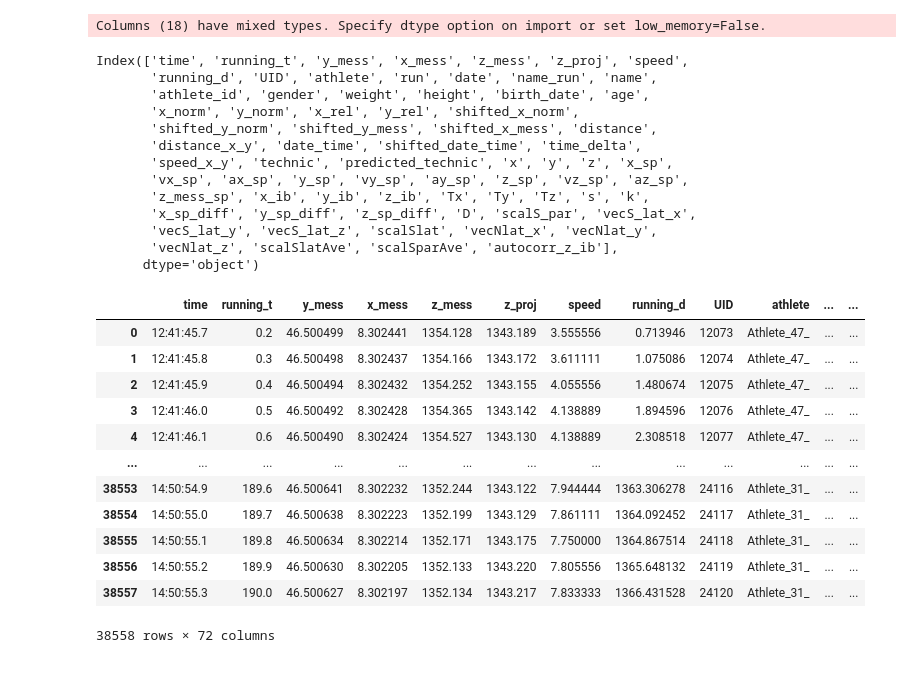
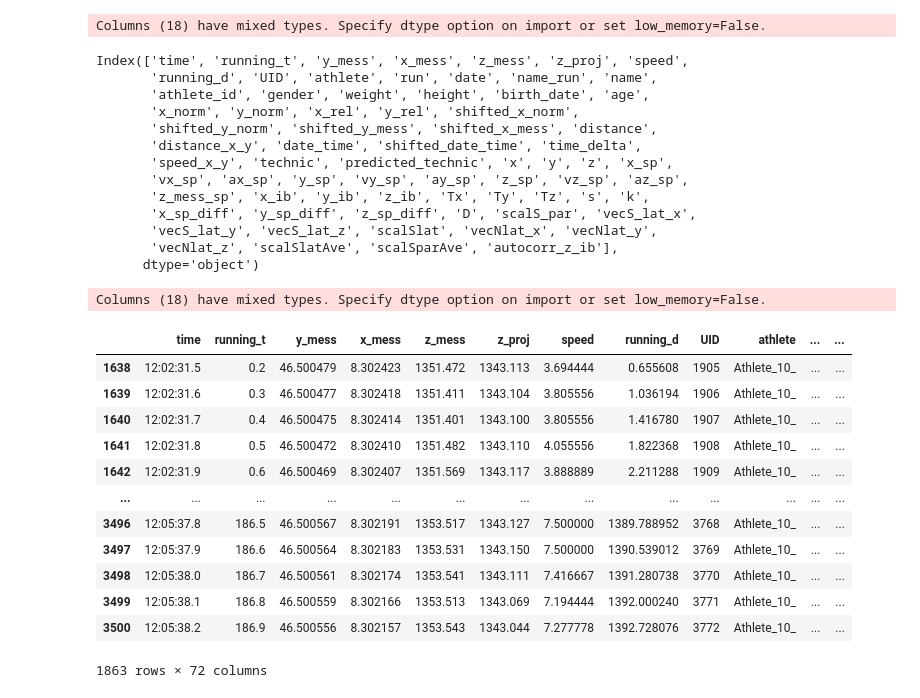
Before and after one commit to Louisfhgr/Dash.py, a Jupyter notebook: BA_Test.ipynb, the cells around one changed output. Drawn from its saved outputs; the diff is of its cells as text; code cells hidden in the pictures.

```diff
--- a/BA_Test.ipynb
+++ b/BA_Test.ipynb
@@ -226,36 +222,48 @@ Saving export_data_transformed.csv to export_data_transformed.csv
 export_data_transformed = pd.read_csv("/content/export_data_transformed.csv")
 # %% [output]
 Columns (18) have mixed types. Specify dtype option on import or set low_memory=False.
-# %%
-print(export_data_transformed.columns)
-export_data_transformed
-# %% [output]
-Index(['time', 'running_t', 'y_mess', 'x_mess', 'z_mess', 'z_proj', 'speed',
-       'running_d', 'UID', 'athlete', 'run', 'date', 'name_run', 'name',
-       'athlete_id', 'gender', 'weight', 'height', 'birth_date', 'age',
-       'x_norm', 'y_norm', 'x_rel', 'y_rel', 'shifted_x_norm',
-       'shifted_y_norm', 'shifted_y_mess', 'shifted_x_mess', 'distance',
-       'distance_x_y', 'date_time', 'shifted_date_time', 'time_delta',
-       'speed_x_y', 'technic', 'predicted_technic', 'x', 'y', 'z', 'x_sp',
-       'vx_sp', 'ax_sp', 'y_sp', 'vy_sp', 'ay_sp', 'z_sp', 'vz_sp', 'az_sp',
-       'z_mess_sp', 'x_ib', 'y_ib', 'z_ib', 'Tx', 'Ty', 'Tz', 's', 'k',
-       'x_sp_diff', 'y_sp_diff', 'z_sp_diff', 'D', 'scalS_par', 'vecS_lat_x',
-       'vecS_lat_y', 'vecS_lat_z', 'scalSlat', 'vecNlat_x', 'vecNlat_y',
-       'vecNlat_z', 'scalSlatAve', 'scalSparAve', 'autocorr_z_ib'],
-      dtype='object')
-|  | time | running_t | y_mess | x_mess | z_mess | z_proj | speed | running_d | UID | athlete | ... | ... |
-| 0 | 12:41:45.7 | 0.2 | 46.500499 | 8.302441 | 1354.128 | 1343.189 | 3.555556 | 0.713946 | 12073 | Athlete_47_ | ... | ... |
-| 1 | 12:41:45.8 | 0.3 | 46.500498 | 8.302437 | 1354.166 | 1343.172 | 3.611111 | 1.075086 | 12074 | Athlete_47_ | ... | ... |
-| 2 | 12:41:45.9 | 0.4 | 46.500494 | 8.302432 | 1354.252 | 1343.155 | 4.055556 | 1.480674 | 12075 | Athlete_47_ | ... | ... |
-| 3 | 12:41:46.0 | 0.5 | 46.500492 | 8.302428 | 1354.365 | 1343.142 | 4.138889 | 1.894596 | 12076 | Athlete_47_ | ... | ... |
-| 4 | 12:41:46.1 | 0.6 | 46.500490 | 8.302424 | 1354.527 | 1343.130 | 4.138889 | 2.308518 | 12077 | Athlete_47_ | ... | ... |
-| ... | ... | ... | ... | ... | ... | ... | ... | ... | ... | ... | ... | ... |
-| 38553 | 14:50:54.9 | 189.6 | 46.500641 | 8.302232 | 1352.244 | 1343.122 | 7.944444 | 1363.306278 | 24116 | Athlete_31_ | ... | ... |
-| 38554 | 14:50:55.0 | 189.7 | 46.500638 | 8.302223 | 1352.199 | 1343.129 | 7.861111 | 1364.092452 | 24117 | Athlete_31_ | ... | ... |
-| 38555 | 14:50:55.1 | 189.8 | 46.500634 | 8.302214 | 1352.171 | 1343.175 | 7.750000 | 1364.867514 | 24118 | Athlete_31_ | ... | ... |
-| 38556 | 14:50:55.2 | 189.9 | 46.500630 | 8.302205 | 1352.133 | 1343.220 | 7.805556 | 1365.648132 | 24119 | Athlete_31_ | ... | ... |
-| 38557 | 14:50:55.3 | 190.0 | 46.500627 | 8.302197 | 1352.134 | 1343.217 | 7.833333 | 1366.431528 | 24120 | Athlete_31_ | ... | ... |
-38558 rows × 72 columns
+# %%
+import matplotlib.pyplot as plt
+import pandas as pd
+import numpy as np
+
+# CSV-Datei laden
+df_gears = pd.read_csv("export_data_transformed.csv")
+
+print(df_gears.columns)
+
+# Nur die Daten für "nadine_faehndrich_run_1" filtern
+df_filtered = df_gears[df_gears["name_run"] == "FAEHNDRICH Nadine Run__1"]
+
+df_filtered
+# %% [output]
+Index(['time', 'running_t', 'y_mess', 'x_mess', 'z_mess', 'z_proj', 'speed',
+       'running_d', 'UID', 'athlete', 'run', 'date', 'name_run', 'name',
+       'athlete_id', 'gender', 'weight', 'height', 'birth_date', 'age',
+       'x_norm', 'y_norm', 'x_rel', 'y_rel', 'shifted_x_norm',
+       'shifted_y_norm', 'shifted_y_mess', 'shifted_x_mess', 'distance',
+       'distance_x_y', 'date_time', 'shifted_date_time', 'time_delta',
+       'speed_x_y', 'technic', 'predicted_technic', 'x', 'y', 'z', 'x_sp',
+       'vx_sp', 'ax_sp', 'y_sp', 'vy_sp', 'ay_sp', 'z_sp', 'vz_sp', 'az_sp',
+       'z_mess_sp', 'x_ib', 'y_ib', 'z_ib', 'Tx', 'Ty', 'Tz', 's', 'k',
+       'x_sp_diff', 'y_sp_diff', 'z_sp_diff', 'D', 'scalS_par', 'vecS_lat_x',
+       'vecS_lat_y', 'vecS_lat_z', 'scalSlat', 'vecNlat_x', 'vecNlat_y',
+       'vecNlat_z', 'scalSlatAve', 'scalSparAve', 'autocorr_z_ib'],
+      dtype='object')
+Columns (18) have mixed types. Specify dtype option on import or set low_memory=False.
+|  | time | running_t | y_mess | x_mess | z_mess | z_proj | speed | running_d | UID | athlete | ... | ... |
+| 1638 | 12:02:31.5 | 0.2 | 46.500479 | 8.302423 | 1351.472 | 1343.113 | 3.694444 | 0.655608 | 1905 | Athlete_10_ | ... | ... |
+| 1639 | 12:02:31.6 | 0.3 | 46.500477 | 8.302418 | 1351.411 | 1343.104 | 3.805556 | 1.036194 | 1906 | Athlete_10_ | ... | ... |
+| 1640 | 12:02:31.7 | 0.4 | 46.500475 | 8.302414 | 1351.401 | 1343.100 | 3.805556 | 1.416780 | 1907 | Athlete_10_ | ... | ... |
+| 1641 | 12:02:31.8 | 0.5 | 46.500472 | 8.302410 | 1351.482 | 1343.110 | 4.055556 | 1.822368 | 1908 | Athlete_10_ | ... | ... |
+| 1642 | 12:02:31.9 | 0.6 | 46.500469 | 8.302407 | 1351.569 | 1343.117 | 3.888889 | 2.211288 | 1909 | Athlete_10_ | ... | ... |
+| ... | ... | ... | ... | ... | ... | ... | ... | ... | ... | ... | ... | ... |
+| 3496 | 12:05:37.8 | 186.5 | 46.500567 | 8.302191 | 1353.517 | 1343.127 | 7.500000 | 1389.788952 | 3768 | Athlete_10_ | ... | ... |
+| 3497 | 12:05:37.9 | 186.6 | 46.500564 | 8.302183 | 1353.531 | 1343.150 | 7.500000 | 1390.539012 | 3769 | Athlete_10_ | ... | ... |
+| 3498 | 12:05:38.0 | 186.7 | 46.500561 | 8.302174 | 1353.541 | 1343.111 | 7.416667 | 1391.280738 | 3770 | Athlete_10_ | ... | ... |
+| 3499 | 12:05:38.1 | 186.8 | 46.500559 | 8.302166 | 1353.513 | 1343.069 | 7.194444 | 1392.000240 | 3771 | Athlete_10_ | ... | ... |
+| 3500 | 12:05:38.2 | 186.9 | 46.500556 | 8.302157 | 1353.543 | 1343.044 | 7.277778 | 1392.728076 | 3772 | Athlete_10_ | ... | ... |
+1863 rows × 72 columns
 # %%
 import matplotlib.pyplot as plt
 import pandas as pd
```
Also changed, not shown: parts of 19 cells of this notebook.
